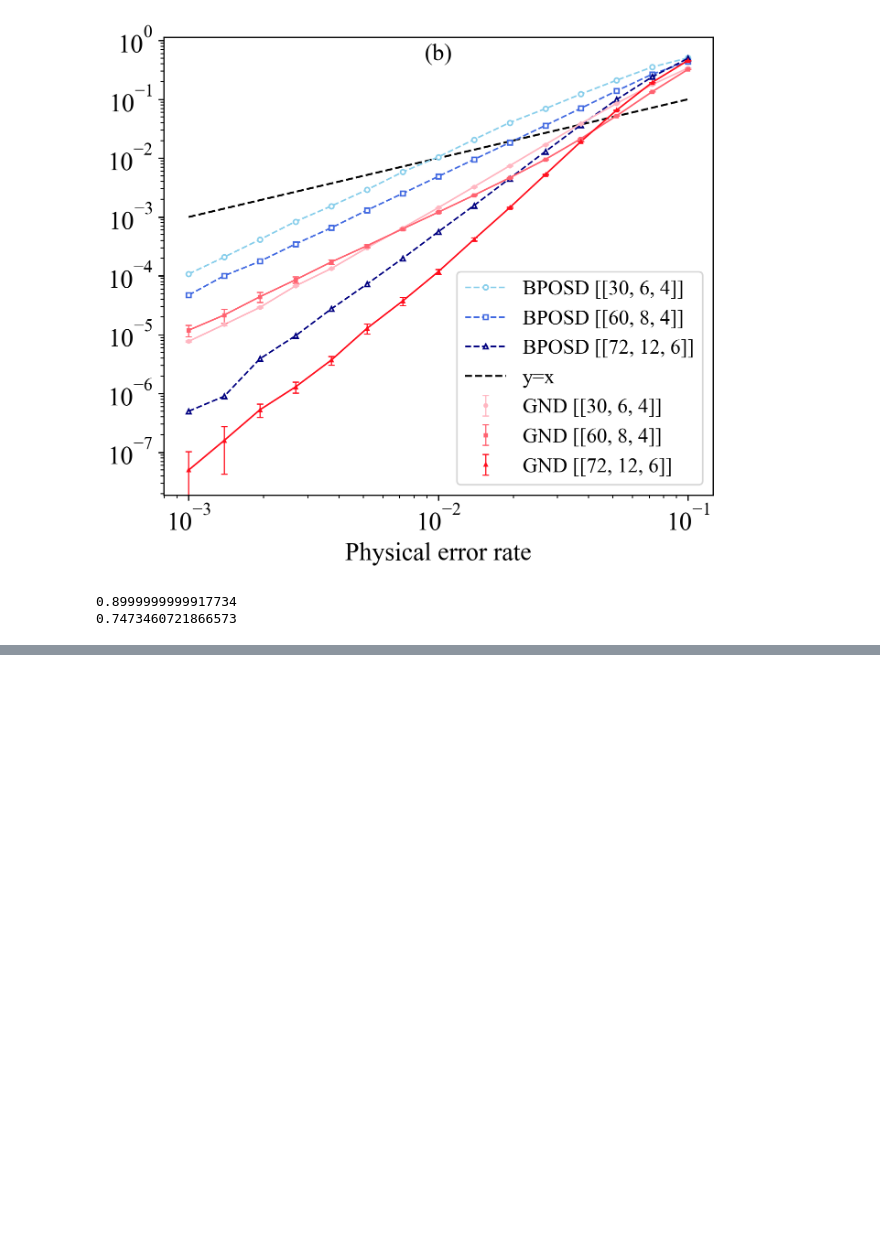
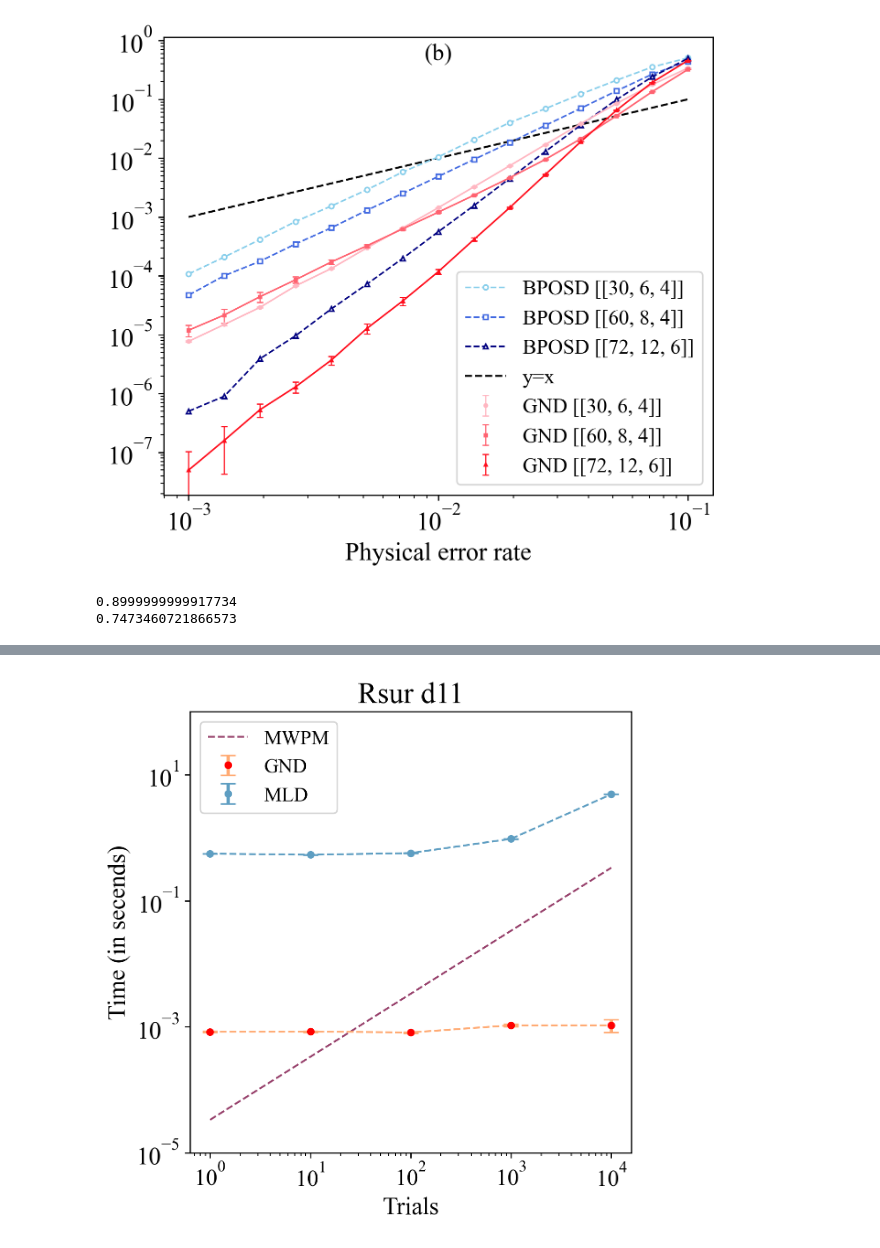
Before and after one commit to CHY-i/GND, a Jupyter notebook: result.ipynb, the cells around one changed output, grey strips where cells are left out. Drawn from its saved outputs; the diff is of its cells as text; code cells hidden in the pictures; blank space fills up the shorter version.

```diff
--- a/result.ipynb
+++ b/result.ipynb
@@ -409,0 +340,58 @@ plt.show()
+# %%
+import numpy as np
+font = {'family':'Times New Roman'  #'serif',
+#         ,'style':'italic'
+        ,'weight':'normal'  # 'normal'
+#         ,'color':'red'
+        ,'size':16
+       }
+
+font1 = {'family':'Times New Roman'  #'serif',
+#         ,'style':'italic'
+        ,'weight':'normal'  # 'normal'
+#         ,'color':'red'
+        ,'size':13
+       }
+import torch
+import matplotlib.pyplot as plt
+import matplotlib
+plt.rc('font', family='Times New Roman')
+matplotlib.rcParams['font.size'] = 16
+x = [1, 10, 100, 1000, 10000]
+
+
+
+tours = [0.0008335709571838379, 0.0008390188217163086, 0.0008118772506713868, 0.0010547709465026855, 0.0010559606552124024 ]
+tourse = [1.7992115961079663e-05, 2.2760351322398764e-05, 2.0410551831306256e-05, 4.690364828611217e-05, 0.0002465645055952711]
+
+ttn = [0.5584577560424805, 0.5359922885894776, 0.5695931434631347, 0.9586162567138672, 4.889759874343872]
+ttne = [0.0012672658296567477, 0.0009280078451404122, 0.001873630568464884, 0.0029224808418424927, 0.01947929135882941]
+
+tmw = 0.0000333890938758*np.array([x]).squeeze()
+
+
+fig = plt.figure(dpi=250, figsize=(5,5))
+ax = fig.add_axes([0.1, 0.1, 0.8, 0.8])
+
+ax.errorbar(x, tours, yerr=tourse, fmt='o', ecolor='#FFAB74', color='red', elinewidth=2, capsize=5, ms=4, label='GND')
+ax.errorbar(x, ttn, yerr=ttne, fmt='o', ecolor='#5E9EC2', color='#5E9EC2', elinewidth=2, capsize=5, ms=4, label='MLD')
+
+
+
+ax.plot(x, tmw, linestyle='--', linewidth=1.2, color='#97406B', label='MWPM')
+ax.plot(x, ttn, linestyle='--', linewidth=1.2, color='#5E9EC2')
+ax.plot(x,tours, linestyle='--', linewidth=1.2, color='#FFAB74')
+
+ax.set_title('Rsur d11')
+ax.set_xlabel('Trials', font)
+ax.set_ylabel('Time (in secends)', font)
+plt.yscale('log')
+plt.xscale('log')
+plt.xticks(fontsize=(15))
+# plt.yticks([10**i for i in range(-4, 5, 2)], fontsize=15)
+plt.ylim(1e-5, 1e2)
+plt.legend(prop=font1, loc= 'upper left')
+
+plt.show()
+# %% [output]
+[figure, added]
```
Also changed, not shown: parts of 2 cells of this notebook.
